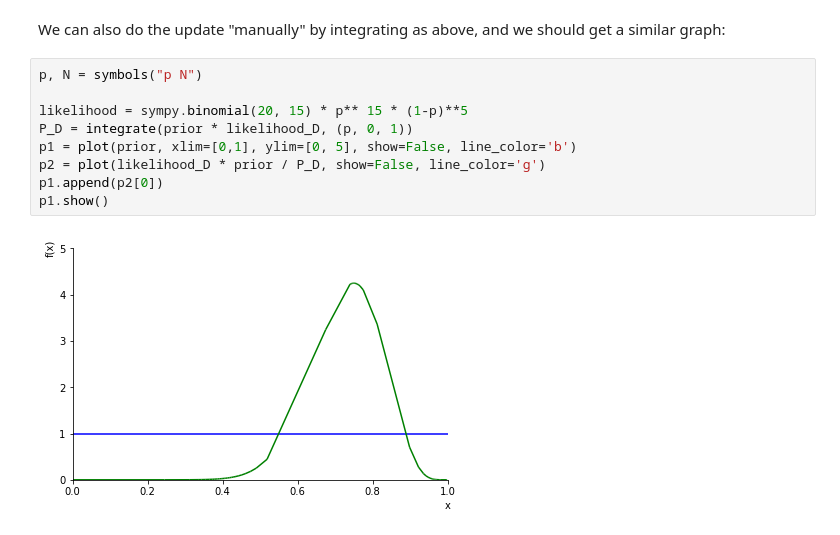
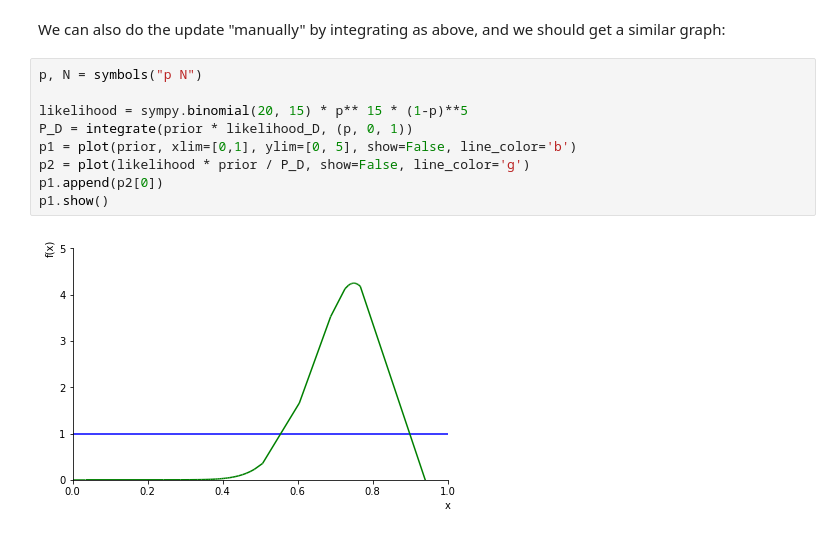
Before and after one commit to lucaswiman/lucaswiman.github.io, a Jupyter notebook: notebooks/2022-04-26-Beta-Distribution-and-Unfair-Coins.ipynb, the cells around one changed output. Saved outputs shown, nothing was run; the diff lists cells and outputs as text.

```diff
--- a/notebooks/2022-04-26-Beta-Distribution-and-Unfair-Coins.ipynb
+++ b/notebooks/2022-04-26-Beta-Distribution-and-Unfair-Coins.ipynb
@@ -93,11 +93,11 @@ We can also do the update "manually" by integrating as above, and we should get
 # %%
 p, N = symbols("p N")
 
 likelihood = sympy.binomial(20, 15) * p** 15 * (1-p)**5
 P_D = integrate(prior * likelihood_D, (p, 0, 1))
 p1 = plot(prior, xlim=[0,1], ylim=[0, 5], show=False, line_color='b')
-p2 = plot(likelihood_D * prior / P_D, show=False, line_color='g')
+p2 = plot(likelihood * prior / P_D, show=False, line_color='g')
 p1.append(p2[0])
 p1.show()
 # %% [output]
-[figure, old version]
+[figure, new version]
```
Also changed, not shown: parts of 3 cells of this notebook, 4 other files.
